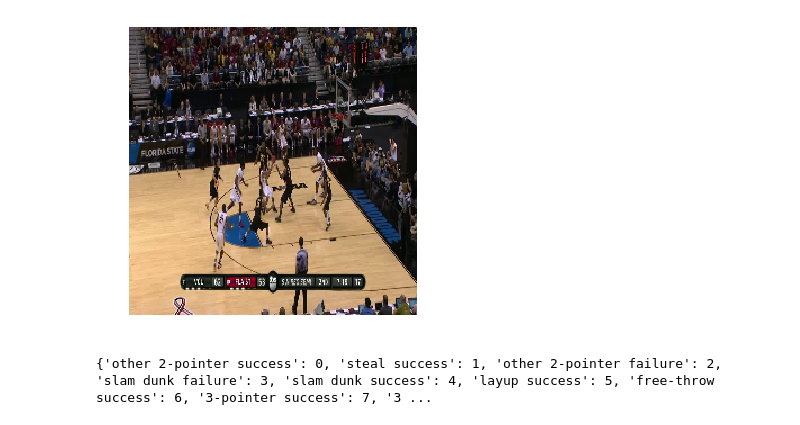
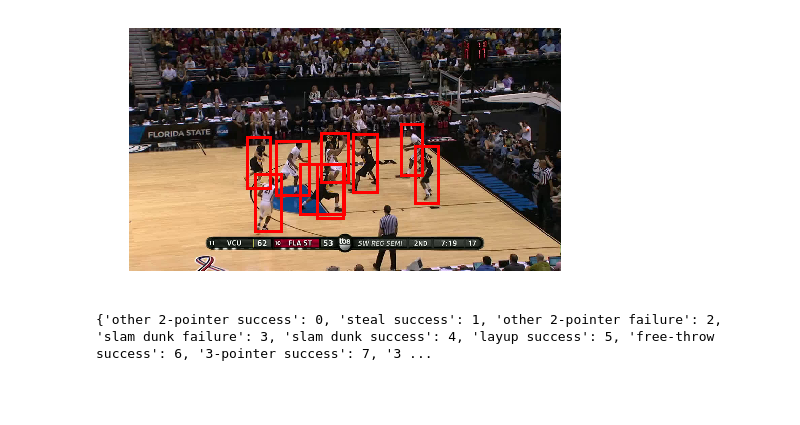
Before and after one commit to akshayramaswamy/CV-Basketball-Commentator, a Jupyter notebook: PyTorch.ipynb, the cells around one changed output. Cells and saved outputs as stored; diff of their text form; code cells hidden in the pictures; blank space fills up the shorter version.

```diff
--- a/PyTorch.ipynb
+++ b/PyTorch.ipynb
@@ -6,43 +6,43 @@ events = pickle.load(open('../data/events.pkl', "rb"))
 import pandas as pd
 import numpy as np
 import matplotlib
 import matplotlib.pyplot as plt
 import matplotlib.image as mpimg
 import matplotlib.patches as patches
 
-datadir = '../resized-data-256'
+datadir = '../data'
 
 # game name, clip name, img number
 game_name = '0En5pOUZN5M'
 clip_name = 'clip_46'
 img_num = 3
 
 img_path = '/'.join((datadir, game_name, clip_name, '{:02}.png'.format(img_num)))
 bb_path =  '/'.join((datadir, game_name, clip_name, '{:02}_info.csv'.format(img_num)))
 
-# bbs_data = pd.read_csv(bb_path)
+bbs_data = pd.read_csv(bb_path)
 img = mpimg.imread(img_path)
 
 fig = plt.figure(frameon=False)
 
 ax = plt.Axes(fig, [0., 0., 1., 1.,])
 ax.set_axis_off()
 
 fig.add_axes(ax)
 ax.imshow(img)
 
 
-# for _, bbox in bbs_data.iterrows():
-# #     print (bbox, '\n')
-#     print (bbox)
-#     rect = patches.Rectangle((bbox.x, bbox.y),
-#                             bbox.w, bbox.h, linewidth=3, edgecolor='r',
-#                             facecolor='none')
-#     ax.add_patch(rect)
+for _, bbox in bbs_data.iterrows():
+    rect = patches.Rectangle((bbox.x, bbox.y),
+                            bbox.w, bbox.h, linewidth=3, edgecolor='r',
+                            facecolor='none')
+    ax.add_patch(rect)
+
+fig.savefig('test.png')
 
 plt.show()
 # %% [output]
-[figure, old version]
+[figure, new version]
 # %%
 class_map = {}
 for i, key in enumerate(events.keys()):
```
Also changed, not shown: parts of 9 cells of this notebook, 1 other file.
